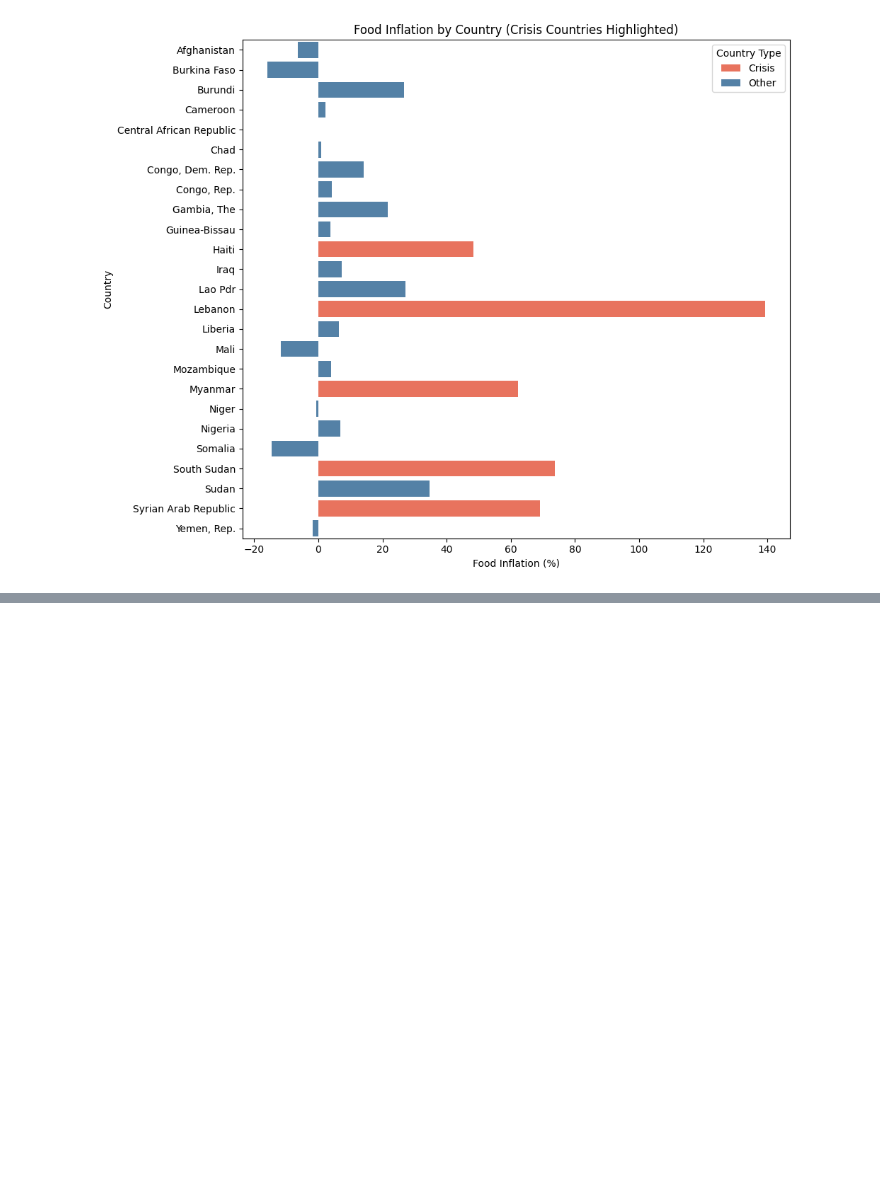
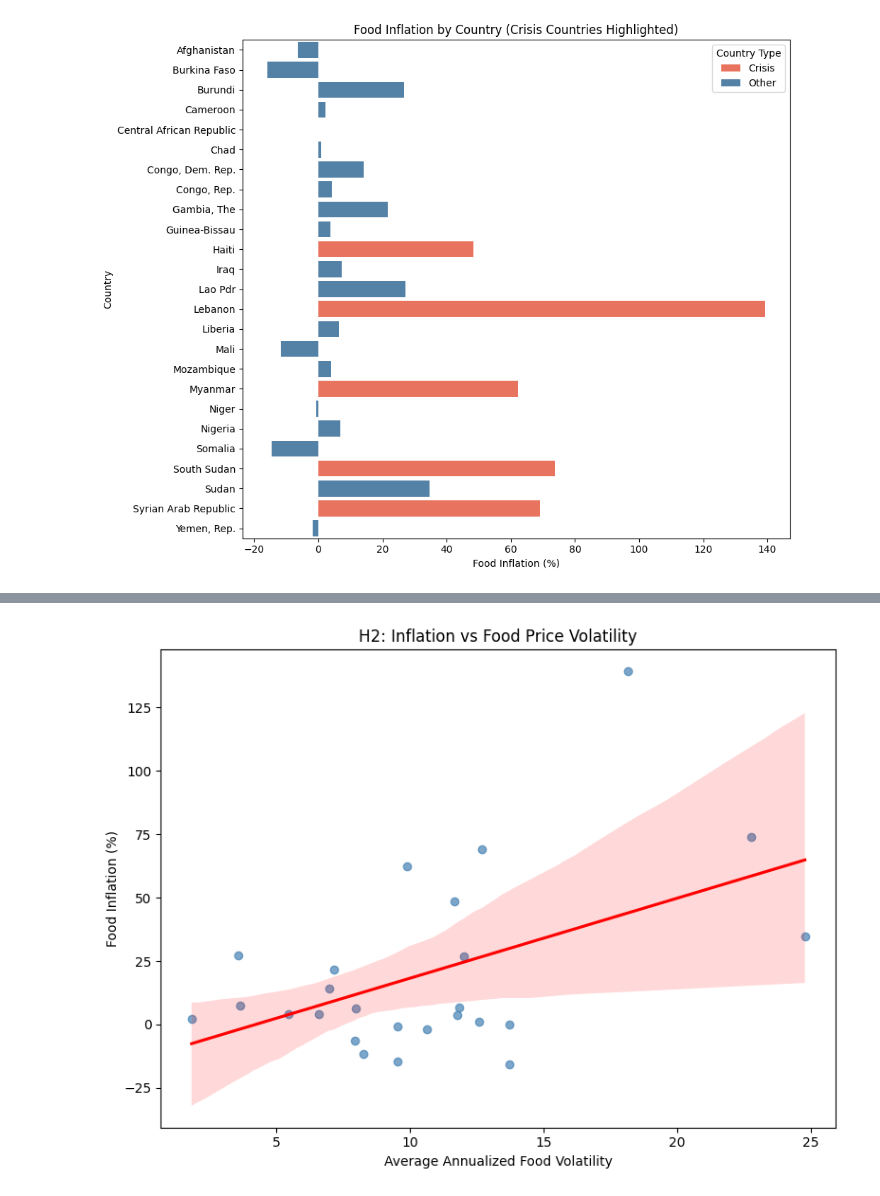
Before and after one commit to Richard-wv/food-price-inflation-analysis, a Jupyter notebook: jupyter_notebooks/exploratory_data_analysis.ipynb, the cells around one changed output, grey strips where cells are left out. Drawn from its saved outputs; the diff is of its cells as text; code cells hidden in the pictures; blank space fills up the shorter version.

Commit message:
Add H2 hypothesis testing to notebook and /images

```diff
--- a/jupyter_notebooks/exploratory_data_analysis.ipynb
+++ b/jupyter_notebooks/exploratory_data_analysis.ipynb
@@ -580,0 +589,17 @@ These include **Lebanon, South Sudan, Syria, Myanmar, and Haiti**.
+# %%
+plt.figure(figsize=(8,6))
+sns.regplot(
+    data=df,
+    x="average_annualized_food_volatility",
+    y="inflation",
+    scatter_kws={"color":"steelblue", "alpha":0.7},
+    line_kws={"color":"red"}
+)
+
+plt.title("H2: Inflation vs Food Price Volatility")
+plt.xlabel("Average Annualized Food Volatility")
+plt.ylabel("Food Inflation (%)")
+plt.tight_layout()
+plt.show()
+# %% [output]
+[figure, added]
```
Also changed, not shown: parts of 3 cells of this notebook, 1 other file.
